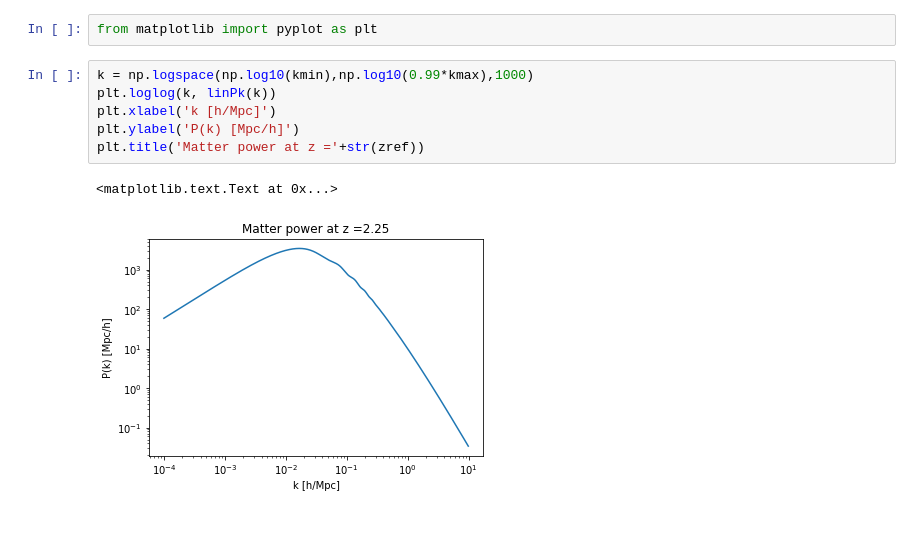
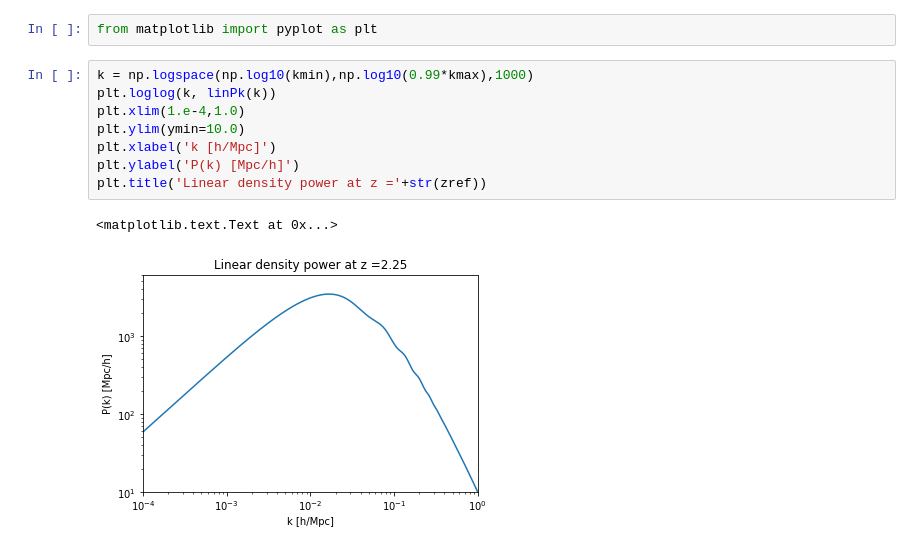
Before and after one commit to igmhub/lyaforecast, a Jupyter notebook: examples/plot_cosmo.ipynb, the cells around one changed output. Saved outputs shown, nothing was run; the diff lists cells and outputs as text.

```diff
--- a/examples/plot_cosmo.ipynb
+++ b/examples/plot_cosmo.ipynb
@@ -23,9 +23,11 @@ from matplotlib import pyplot as plt
 # %%
 k = np.logspace(np.log10(kmin),np.log10(0.99*kmax),1000)
 plt.loglog(k, linPk(k))
+plt.xlim(1.e-4,1.0)
+plt.ylim(ymin=10.0)
 plt.xlabel('k [h/Mpc]')
 plt.ylabel('P(k) [Mpc/h]')
-plt.title('Matter power at z ='+str(zref))
+plt.title('Linear density power at z ='+str(zref))
 # %% [output]
 <matplotlib.text.Text at 0x...>
-[figure, old version]
+[figure, new version]
```
Also changed, not shown: 4 other files.
